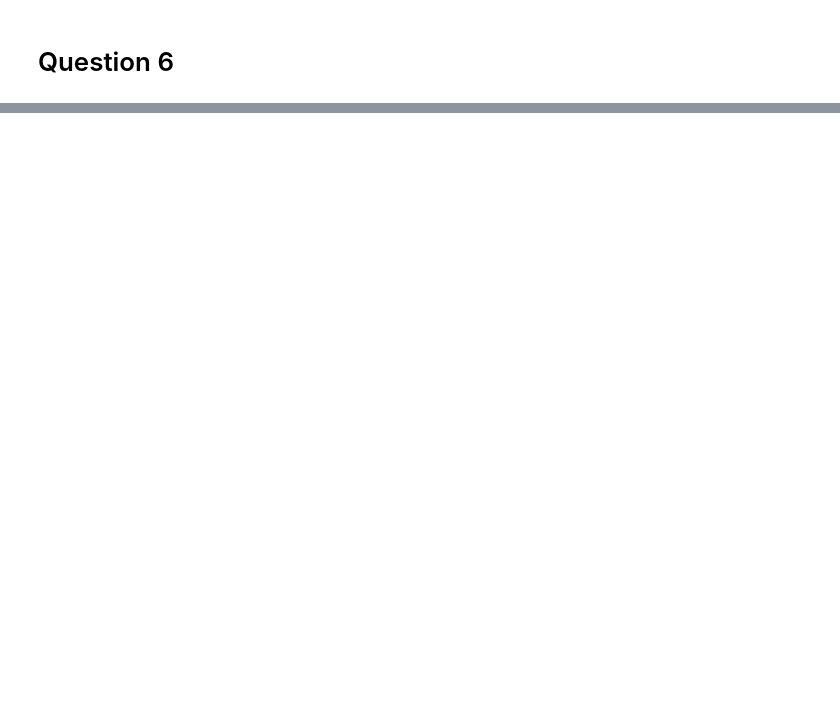
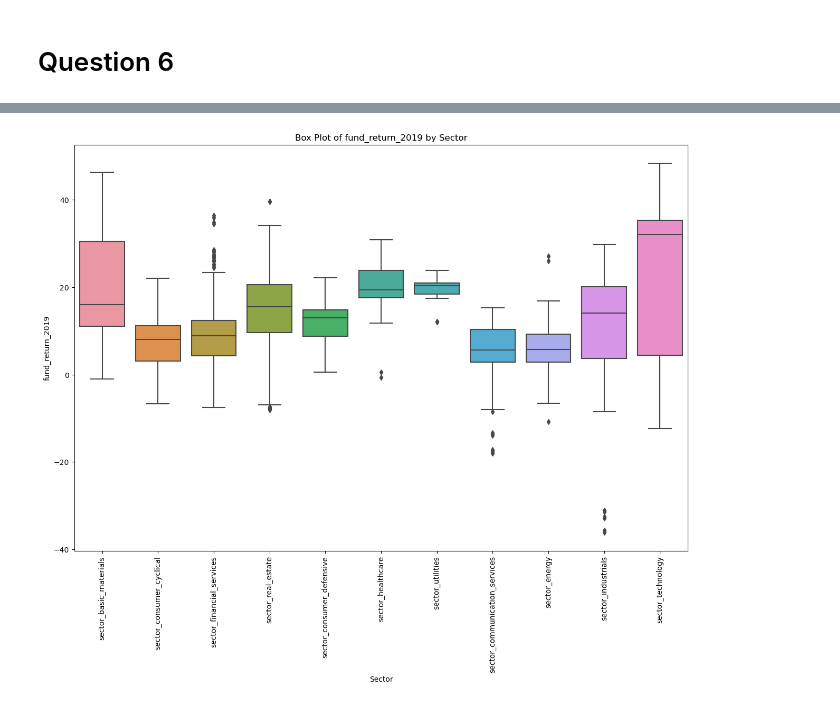
Before and after one commit to abishekchiffon/Risk_prediction_Mutual_funds, a Jupyter notebook: EDA Nov 25.ipynb, the cells around one changed output, grey strips where cells are left out. Saved outputs shown, nothing was run; the diff lists cells and outputs as text; code cells hidden in the pictures; blank space fills up the shorter version.

```diff
--- a/EDA Nov 25.ipynb
+++ b/EDA Nov 25.ipynb
@@ -623,0 +913,26 @@ Most of the funds are in AAA ratings.
+# %%
+# Creating a box plot to compare the ROE across the specified sectors
+sector_roe_columns = [
+    'sector_basic_materials', 'sector_consumer_cyclical', 'sector_financial_services',
+    'sector_real_estate', 'sector_consumer_defensive', 'sector_healthcare',
+    'sector_utilities', 'sector_communication_services', 'sector_energy',
+    'sector_industrials', 'sector_technology', 'fund_return_2019'
+]
+# Check if all specified columns are present in the DataFrame
+if all(column in df.columns for column in sector_roe_columns):
+    # Melt the DataFrame to long format for seaborn's boxplot
+    df_melted_for_boxplot = df[sector_roe_columns].melt(id_vars=['fund_return_2019'], var_name='Sector', value_name='Allocation')
+
+    # Create the box plot
+    plt.figure(figsize=(15, 10))
+    sns.boxplot(x='Sector', y='fund_return_2019', data=df_melted_for_boxplot[df_melted_for_boxplot['Allocation'] > 50])
+    plt.xticks(rotation=90)
+    plt.title('Box Plot of fund_return_2019 by Sector')
+    plt.show()
+else:
+    plt.text(0.5, 0.5, 'Some specified columns are missing from the DataFrame.',
+             horizontalalignment='center', verticalalignment='center')
+    plt.title('Data Unavailable')
+    plt.show()
+# %% [output]
+[figure, added]
```
Also changed, not shown: parts of 88 cells of this notebook.
